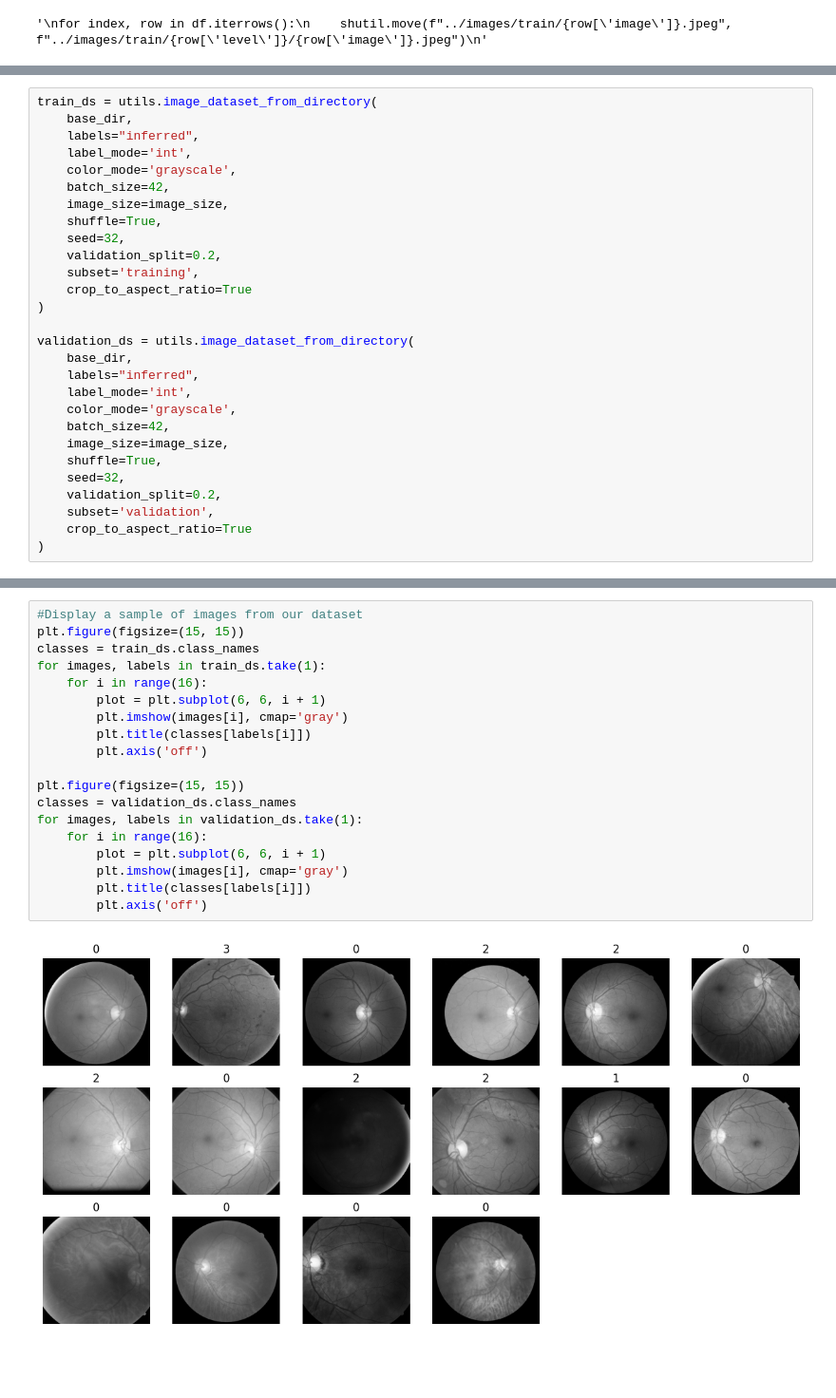
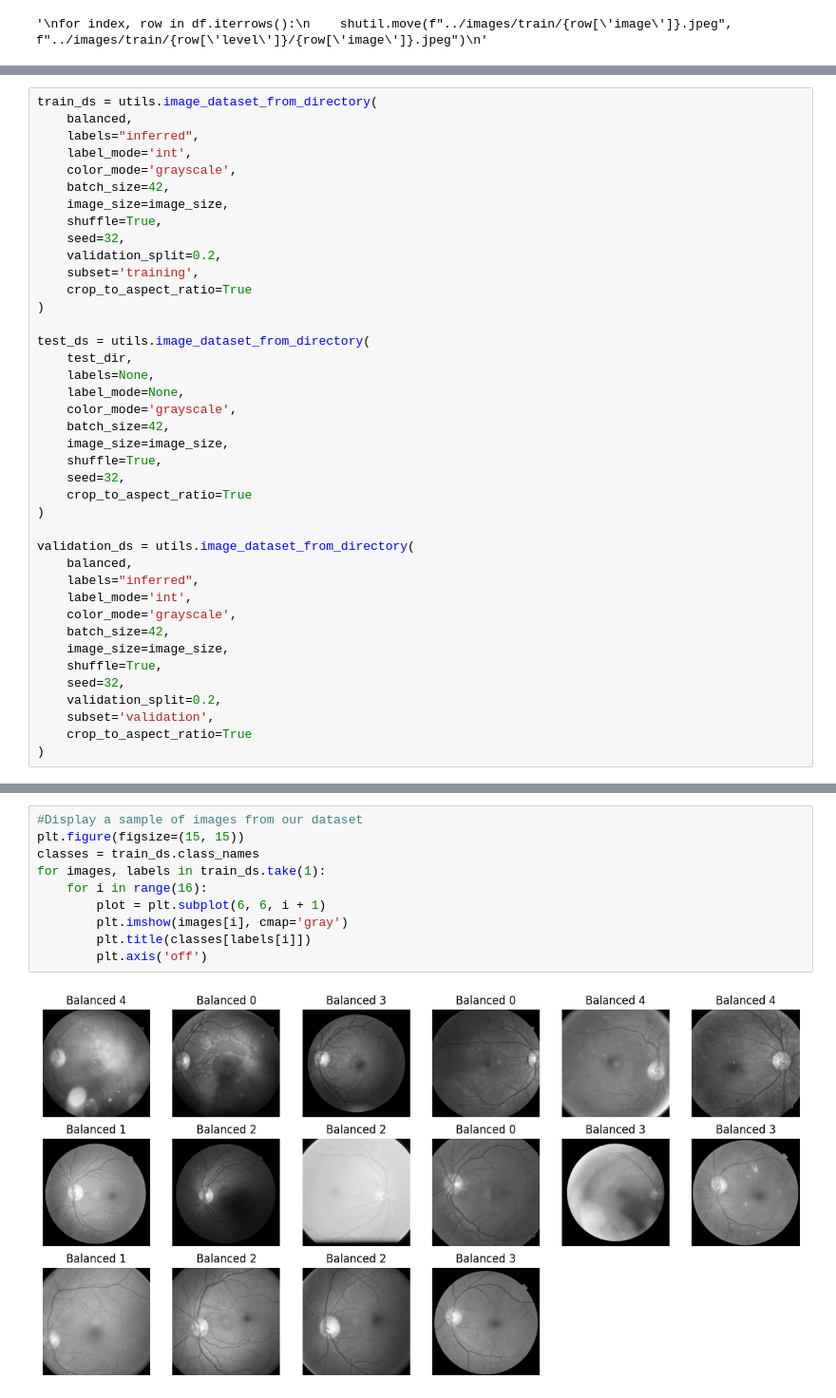
Before and after one commit to UDulius/grading-diabetic-retinopathy, a Jupyter notebook: grading-diabetic-retinopathy/grading-diabetic-retinopathy.ipynb, the cells around one changed output, grey strips where cells are left out. Shown at 95% size. Cells and saved outputs as stored; diff of their text form; blank space fills up the shorter version.

Commit message:
Added base model and beginning pre-trained

```diff
--- a/grading-diabetic-retinopathy/grading-diabetic-retinopathy.ipynb
+++ b/grading-diabetic-retinopathy/grading-diabetic-retinopathy.ipynb
@@ -83,6 +192,6 @@ for index, row in df.iterrows():
 # %%
 train_ds = utils.image_dataset_from_directory(
-    base_dir,
+    balanced,
     labels="inferred",
     label_mode='int',
     color_mode='grayscale',
@@ -95,8 +204,20 @@ train_ds = utils.image_dataset_from_directory(
     crop_to_aspect_ratio=True
 )
 
+test_ds = utils.image_dataset_from_directory(
+    test_dir,
+    labels=None,
+    label_mode=None,
+    color_mode='grayscale',
+    batch_size=42,
+    image_size=image_size,
+    shuffle=True,
+    seed=32,
+    crop_to_aspect_ratio=True
+)
+
 validation_ds = utils.image_dataset_from_directory(
-    base_dir,
+    balanced,
     labels="inferred",
     label_mode='int',
     color_mode='grayscale',
@@ -116,21 +238,12 @@ Using 7025 files for validation.
 # %%
 #Display a sample of images from our dataset
 plt.figure(figsize=(15, 15))
 classes = train_ds.class_names
 for images, labels in train_ds.take(1):
     for i in range(16):
         plot = plt.subplot(6, 6, i + 1)
         plt.imshow(images[i], cmap='gray')
         plt.title(classes[labels[i]])
         plt.axis('off')
-
-plt.figure(figsize=(15, 15))
-classes = validation_ds.class_names
-for images, labels in validation_ds.take(1):
-    for i in range(16):
-        plot = plt.subplot(6, 6, i + 1)
-        plt.imshow(images[i], cmap='gray')
-        plt.title(classes[labels[i]])
-        plt.axis('off')
 # %% [output]
-[figure, old version]
+[figure, new version]
```
Also changed, not shown: parts of 13 cells of this notebook.
